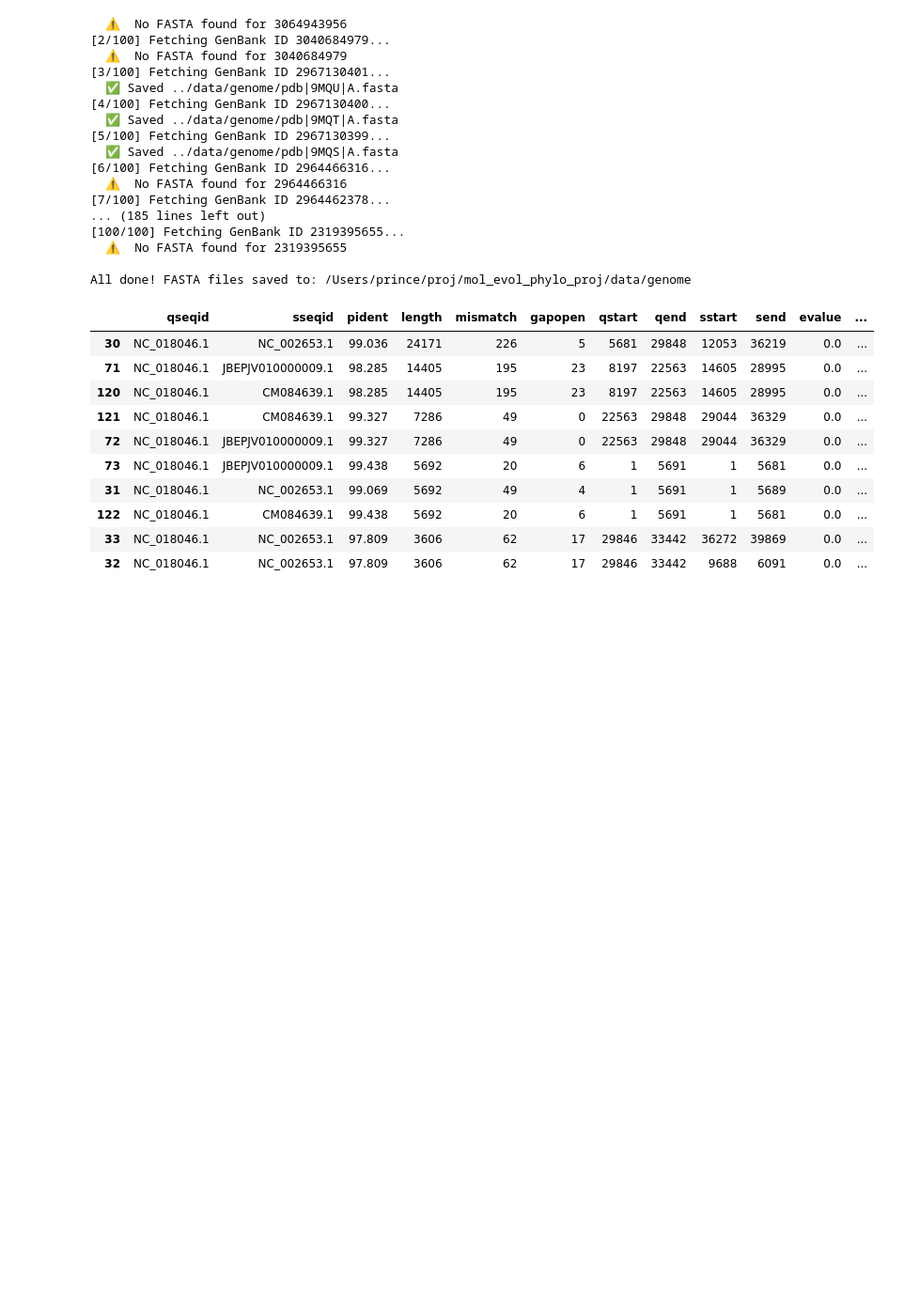
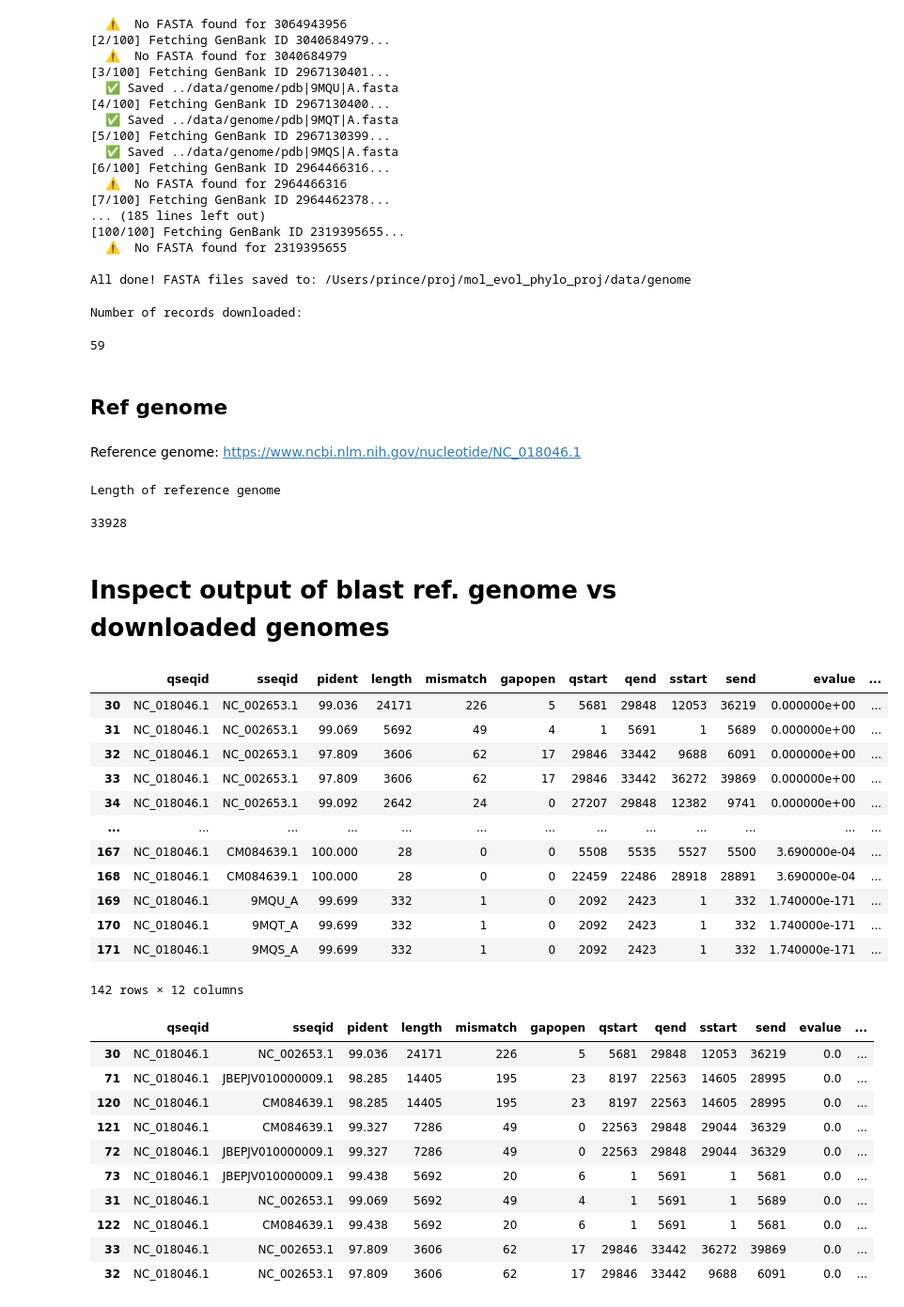
Before and after one commit to prince-ravi-leow/mol_evol_phylo_proj, a Jupyter notebook: notebook/Download_sequences.ipynb, the cells around one changed output. Shown at 94% size. Drawn from its saved outputs; the diff is of its cells as text; code cells hidden in the pictures; blank space fills up the shorter version.

```diff
--- a/notebook/Download_sequences.ipynb
+++ b/notebook/Download_sequences.ipynb
@@ -197,13 +93,47 @@ In a future Biopython release, this deprecation warning will be replaced by a Va
   ⚠️  No FASTA found for 2319395655
 
 All done! FASTA files saved to: /Users/prince/proj/mol_evol_phylo_proj/data/genome
+# %%
+print("Number of records downloaded:")
+len(list(Path("../data/genomes").glob("*")))
+# %% [output]
+Number of records downloaded:
+59
+# %% [markdown]
+## Ref genome
+# %% [markdown]
+Reference genome: https://www.ncbi.nlm.nih.gov/nucleotide/NC_018046.1
+# %%
+ref_gen_path = "../data/Ref_NC_018046.1.fasta"
+record = list(SeqIO.parse(ref_gen_path, format="fasta"))[0]
+print("Length of reference genome:")
+len(record)
+# %% [output]
+Length of reference genome
+33928
+# %% [markdown]
+# Inspect output of blast ref. genome vs downloaded genomes
 # %%
-headers = "qseqid sseqid pident length mismatch gapopen qstart qend sstart send evalue bitscore".split(" ")
+headers = "qseqid sseqid pident length mismatch gapopen qstart qend sstart send evalue bitscore".split(
+    " "
+)
 df = pd.read_table("../data/results.out", names=headers)
 # remove self-hits
-df = df[~(
-    df["qseqid"] == df["sseqid"]
-)]
+df = df[~(df["qseqid"] == df["sseqid"])]
+# %% [output]
+|  | qseqid | sseqid | pident | length | mismatch | gapopen | qstart | qend | sstart | send | evalue | ... |
+| 30 | NC_018046.1 | NC_002653.1 | 99.036 | 24171 | 226 | 5 | 5681 | 29848 | 12053 | 36219 | 0.000000e+00 | ... |
+| 31 | NC_018046.1 | NC_002653.1 | 99.069 | 5692 | 49 | 4 | 1 | 5691 | 1 | 5689 | 0.000000e+00 | ... |
+| 32 | NC_018046.1 | NC_002653.1 | 97.809 | 3606 | 62 | 17 | 29846 | 33442 | 9688 | 6091 | 0.000000e+00 | ... |
+| 33 | NC_018046.1 | NC_002653.1 | 97.809 | 3606 | 62 | 17 | 29846 | 33442 | 36272 | 39869 | 0.000000e+00 | ... |
+| 34 | NC_018046.1 | NC_002653.1 | 99.092 | 2642 | 24 | 0 | 27207 | 29848 | 12382 | 9741 | 0.000000e+00 | ... |
+| ... | ... | ... | ... | ... | ... | ... | ... | ... | ... | ... | ... | ... |
+| 167 | NC_018046.1 | CM084639.1 | 100.000 | 28 | 0 | 0 | 5508 | 5535 | 5527 | 5500 | 3.690000e-04 | ... |
+| 168 | NC_018046.1 | CM084639.1 | 100.000 | 28 | 0 | 0 | 22459 | 22486 | 28918 | 28891 | 3.690000e-04 | ... |
+| 169 | NC_018046.1 | 9MQU_A | 99.699 | 332 | 1 | 0 | 2092 | 2423 | 1 | 332 | 1.740000e-171 | ... |
+| 170 | NC_018046.1 | 9MQT_A | 99.699 | 332 | 1 | 0 | 2092 | 2423 | 1 | 332 | 1.740000e-171 | ... |
+| 171 | NC_018046.1 | 9MQS_A | 99.699 | 332 | 1 | 0 | 2092 | 2423 | 1 | 332 | 1.740000e-171 | ... |
+142 rows × 12 columns
 # %%
 df.sort_values("length", ascending=False).head(10)
 # %% [output]
```
Also changed, not shown: parts of 19 cells of this notebook, 1 other file.
